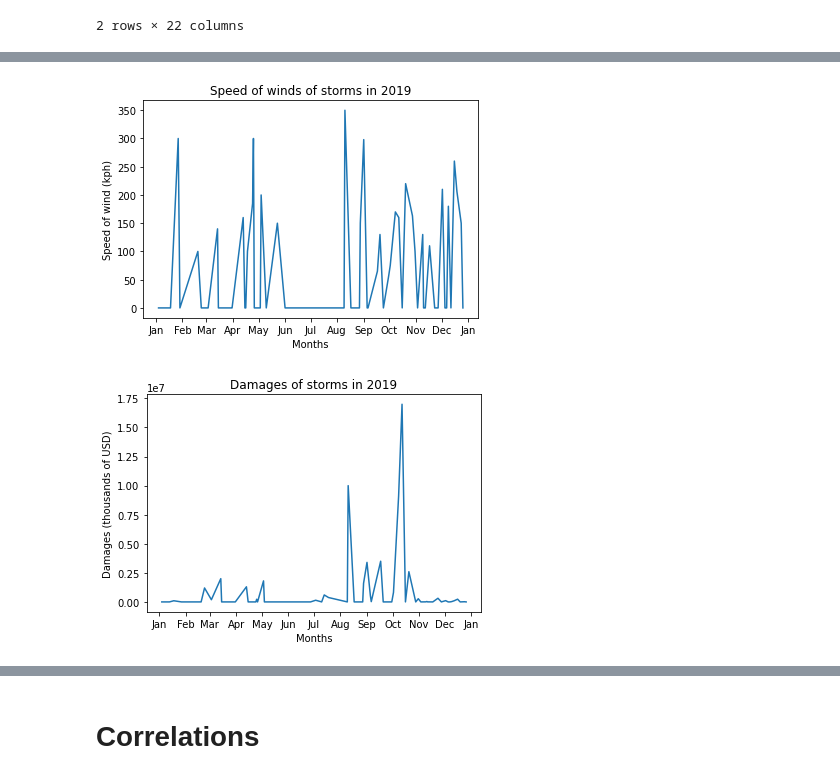
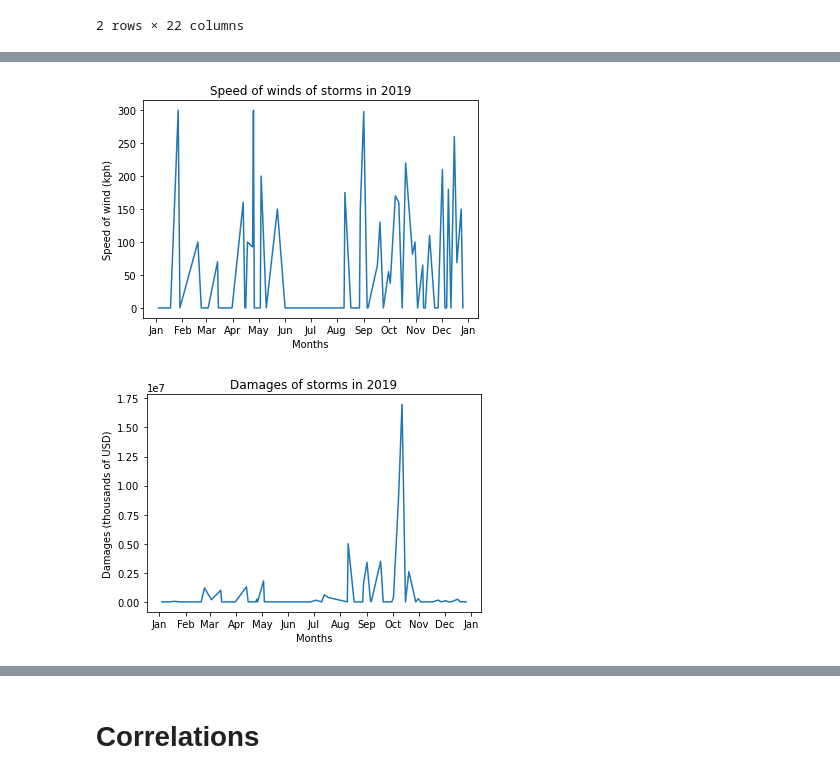
Before and after one commit to epfl-ada/ada-2021-project-data-alchemy, a Jupyter notebook: process.ipynb, the cells around one changed output, grey strips where cells are left out. Saved outputs shown, nothing was run; the diff lists cells and outputs as text; code cells hidden in the pictures.

Commit message:
Take mean of overlapping values

```diff
--- a/process.ipynb
+++ b/process.ipynb
@@ -179,34 +176,40 @@ grouped_damages = grouped_2019['Damages'].sum()
+# %%
+# For dates that overlap we take the mean of the desired value
+grouped_magnitude = grouped_2019['Magnitude'].mean()
+grouped_damages = grouped_2019['Damages'].mean()
+grouped_affected = grouped_2019['Affected'].mean()
 # %%
 # Comvert (string) dates to datetime dates for plotting
-dates_mag = [pd.to_datetime(d) for d in grouped_magnitude.index]
+dates = [pd.to_datetime(d) for d in grouped_magnitude.index]
 values_mag = grouped_magnitude.values
 
-dates_dam = [pd.to_datetime(d) for d in grouped_damages.index]
 values_dam = grouped_damages.values
+
+values_aff = grouped_affected.values
 # %%
 # Set the locator
 locator = mdates.MonthLocator()  # every month
 # Specify the format - %b gives us Jan, Feb...
 fmt = mdates.DateFormatter('%b')
 
 plt.xlabel('Months')
 plt.ylabel('Speed of wind (kph)')
 plt.title('Speed of winds of storms in 2019')
-plt.plot(dates_mag, values_mag)
+plt.plot(dates, values_mag)
 X = plt.gca().xaxis
 X.set_major_locator(locator)
 X.set_major_formatter(fmt)
 plt.show()
 # %% [output]
-[figure, old version]
+[figure, new version]
 # %%
 plt.xlabel('Months')
 plt.ylabel('Damages (thousands of USD)')
 plt.title('Damages of storms in 2019')
-plt.plot(dates_dam, values_dam)
+plt.plot(dates, values_dam)
 X = plt.gca().xaxis
 X.set_major_locator(locator)
 X.set_major_formatter(fmt)
 plt.show()
 # %% [output]
-[figure, old version]
+[figure, new version]
```
Also changed, not shown: parts of 3 cells of this notebook.
